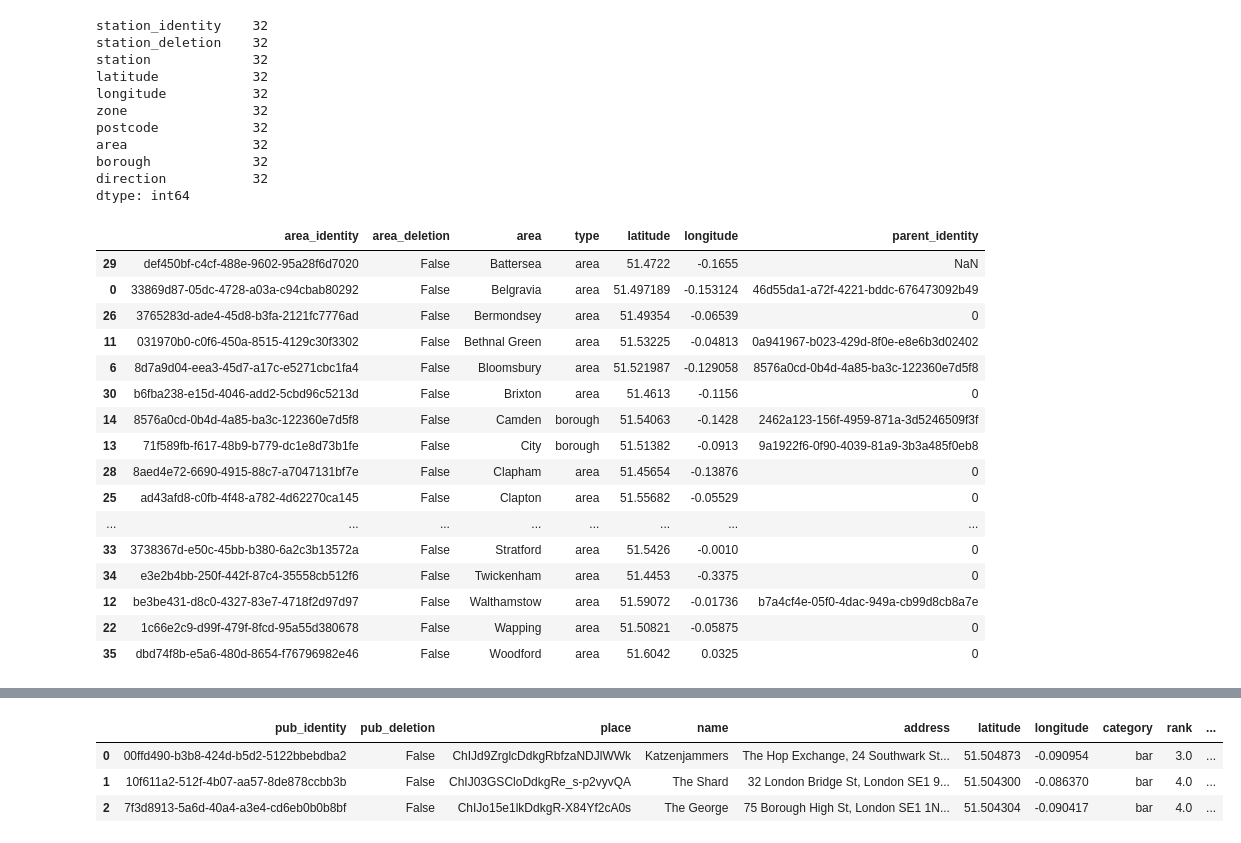
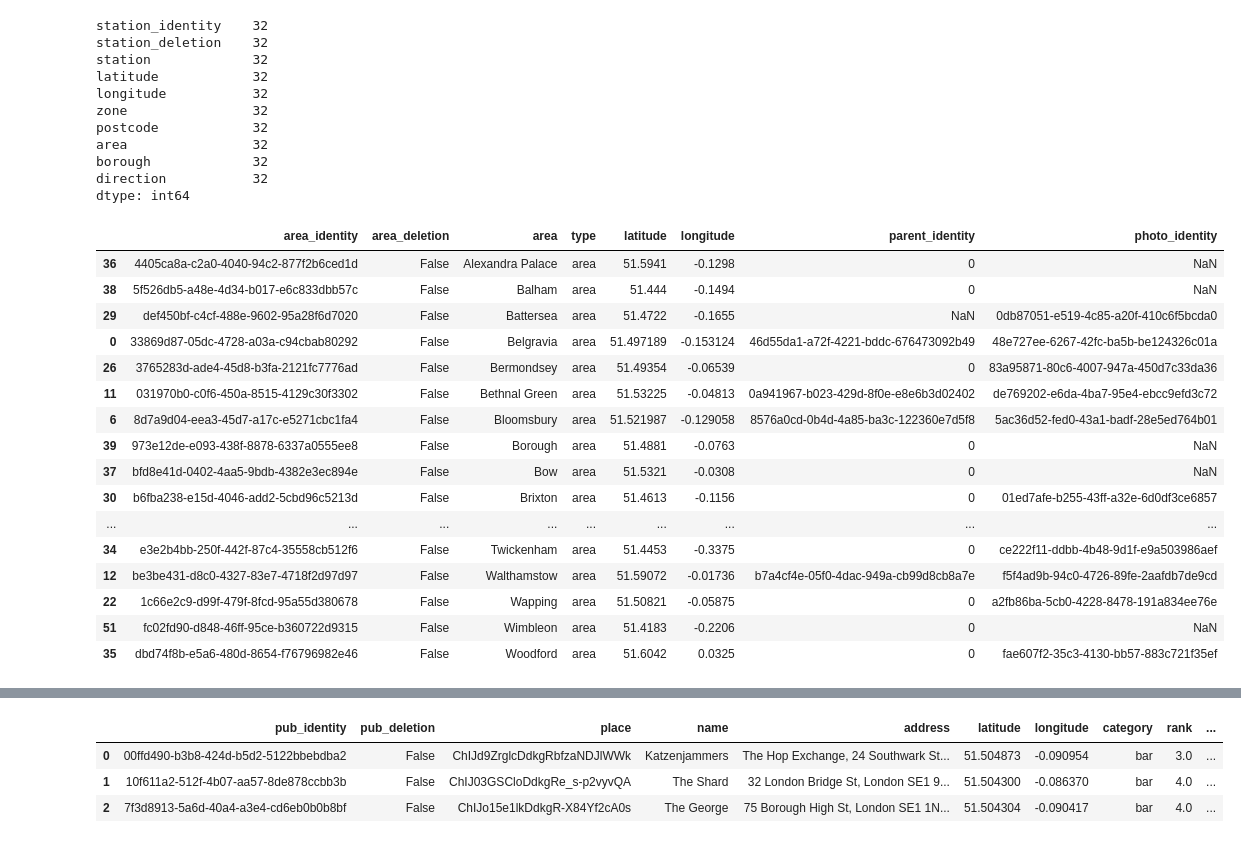
Before and after one commit to cartsmate/thepubcrawls, a Jupyter notebook: stations_edit.ipynb, the cells around one changed output, grey strips where cells are left out. Drawn from its saved outputs; the diff is of its cells as text; code cells hidden in the pictures.

```diff
--- a/stations_edit.ipynb
+++ b/stations_edit.ipynb
@@ -121,37 +121,54 @@ df.to_csv(cwd + '/files/photos.csv', index=False, sep=',', encoding='utf-8')
 # %%
 import os
 import uuid
 import pandas as pd
 cwd = os.getcwd()
 # venues = pd.read_csv(cwd + '/files/venues.csv')
-# areas = pd.read_csv(cwd + '/files/areas.csv')
+areas = pd.read_csv(cwd + '/files/areas.csv')
 # areas.sort_values(by=['area'])
 
 
 # new_row = {'area_identity':uuid.uuid4(), 'area_deletion':False, 'area':'Battersea', 'type':'area', 'latitude':'51.4722', 'longitude':'-0.1655', 'parent_identity': '0'}
 # new_row = {'area_identity':uuid.uuid4(), 'area_deletion':False, 'area':'Brixton', 'type':'area', 'latitude':'51.4613', 'longitude':'-0.1156', 'parent_identity': '0'}
 # new_row = {'area_identity':uuid.uuid4(), 'area_deletion':False, 'area':'Hampstead', 'type':'area', 'latitude':'51.5556', 'longitude':'-0.1762', 'parent_identity': '0'}
 # new_row = {'area_identity':uuid.uuid4(), 'area_deletion':False, 'area':'Putney', 'type':'area', 'latitude':'51.4596', 'longitude':'-0.2141', 'parent_identity': '0'}
 # new_row = {'area_identity':uuid.uuid4(), 'area_deletion':False, 'area':'Stratford', 'type':'area', 'latitude':'51.5426', 'longitude':'-0.0010', 'parent_identity': '0'}
 # new_row = {'area_identity':uuid.uuid4(), 'area_deletion':False, 'area':'Twickenham', 'type':'area', 'latitude':'51.4453', 'longitude':'-0.3375', 'parent_identity': '0'}
-new_row = {'area_identity':uuid.uuid4(), 'area_deletion':False, 'area':'Woodford', 'type':'area', 'latitude':'51.6042', 'longitude':'0.0325', 'parent_identity': '0'}
-df = df.append(new_row, ignore_index=True)
-df.sort_values(by=['area'])
+# new_row = {'area_identity':uuid.uuid4(), 'area_deletion':False, 'area':'Woodford', 'type':'area', 'latitude':'51.6042', 'longitude':'0.0325', 'parent_identity': '0'}
+# new_row = {'area_identity':uuid.uuid4(), 'area_deletion':False, 'area':'Alexandra Palace', 'type':'area', 'latitude':'51.5941', 'longitude':'-0.1298', 'parent_identity': '0'}
+# new_row = {'area_identity':uuid.uuid4(), 'area_deletion':False, 'area':'Bow', 'type':'area', 'latitude':'51.5321', 'longitude':'-0.0308', 'parent_identity': '0'}
+# new_row = {'area_identity':uuid.uuid4(), 'area_deletion':False, 'area':'Balham', 'type':'area', 'latitude':'51.4440', 'longitude':'-0.1494', 'parent_identity': '0'}
+# new_row = {'area_identity':uuid.uuid4(), 'area_deletion':False, 'area':'Borough', 'type':'area', 'latitude':'51.4881', 'longitude':'-0.0763', 'parent_identity': '0'}
+# new_row = {'area_identity':uuid.uuid4(), 'area_deletion':False, 'area':'Dulwich', 'type':'area', 'latitude':'51.4433', 'longitude':'-0.0676', 'parent_identity': '0'}
+# new_row = {'area_identity':uuid.uuid4(), 'area_deletion':False, 'area':'Hoxton', 'type':'area', 'latitude':'51.5311', 'longitude':'-0.0866', 'parent_identity': '0'}
+# new_row = {'area_identity':uuid.uuid4(), 'area_deletion':False, 'area':'Greenwich', 'type':'area', 'latitude':'51.4934', 'longitude':'0.0098', 'parent_identity': '0'}
+# new_row = {'area_identity':uuid.uuid4(), 'area_deletion':False, 'area':'Leyton', 'type':'area', 'latitude':'51.5702', 'longitude':'-0.0147', 'parent_identity': '0'}
+# new_row = {'area_identity':uuid.uuid4(), 'area_deletion':False, 'area':'Kennington', 'type':'area', 'latitude':'51.4880', 'longitude':'-0.1119', 'parent_identity': '0'}
+# new_row = {'area_identity':uuid.uuid4(), 'area_deletion':False, 'area':'Notting Hill', 'type':'area', 'latitude':'51.5160', 'longitude':'-0.2090', 'parent_identity': '0'}
+# new_row = {'area_identity':uuid.uuid4(), 'area_deletion':False, 'area':'Richmond', 'type':'area', 'latitude':'51.4613', 'longitude':'-0.3037', 'parent_identity': '0'}
+# new_row = {'area_identity':uuid.uuid4(), 'area_deletion':False, 'area':'Stoke Newington', 'type':'area', 'latitude':'51.5612', 'longitude':'-0.0835', 'parent_identity': '0'}
+# new_row = {'area_identity':uuid.uuid4(), 'area_deletion':False, 'area':'Spitalfields', 'type':'area', 'latitude':'51.5189', 'longitude':'-0.0748', 'parent_identity': '0'}
+# new_row = {'area_identity':uuid.uuid4(), 'area_deletion':False, 'area':'Streatham', 'type':'area', 'latitude':'51.4307', 'longitude':'-0.1295', 'parent_identity': '0'}
+# new_row = {'area_identity':uuid.uuid4(), 'area_deletion':False, 'area':'Tooting', 'type':'area', 'latitude':'51.4282', 'longitude':'-0.1669', 'parent_identity': '0'}
+new_row = {'area_identity':uuid.uuid4(), 'area_deletion':False, 'area':'Wimbleon', 'type':'area', 'latitude':'51.4183', 'longitude':'-0.2206', 'parent_identity': '0'}
+areas = areas.append(new_row, ignore_index=True)
+areas.to_csv(cwd + '/files/areas.csv', index=False, sep=',', encoding='utf-8')
+areas.sort_values(by=['area'])
 # %% [output]
-|  | area_identity | area_deletion | area | type | latitude | longitude | parent_identity |
-| 29 | def450bf-c4cf-488e-9602-95a28f6d7020 | False | Battersea | area | 51.4722 | -0.1655 | NaN |
-| 0 | 33869d87-05dc-4728-a03a-c94cbab80292 | False | Belgravia | area | 51.497189 | -0.153124 | 46d55da1-a72f-4221-bddc-676473092b49 |
-| 26 | 3765283d-ade4-45d8-b3fa-2121fc7776ad | False | Bermondsey | area | 51.49354 | -0.06539 | 0 |
-| 11 | 031970b0-c0f6-450a-8515-4129c30f3302 | False | Bethnal Green | area | 51.53225 | -0.04813 | 0a941967-b023-429d-8f0e-e8e6b3d02402 |
-| 6 | 8d7a9d04-eea3-45d7-a17c-e5271cbc1fa4 | False | Bloomsbury | area | 51.521987 | -0.129058 | 8576a0cd-0b4d-4a85-ba3c-122360e7d5f8 |
-| 30 | b6fba238-e15d-4046-add2-5cbd96c5213d | False | Brixton | area | 51.4613 | -0.1156 | 0 |
-| 14 | 8576a0cd-0b4d-4a85-ba3c-122360e7d5f8 | False | Camden | borough | 51.54063 | -0.1428 | 2462a123-156f-4959-871a-3d5246509f3f |
-| 13 | 71f589fb-f617-48b9-b779-dc1e8d73b1fe | False | City | borough | 51.51382 | -0.0913 | 9a1922f6-0f90-4039-81a9-3b3a485f0eb8 |
-| 28 | 8aed4e72-6690-4915-88c7-a7047131bf7e | False | Clapham | area | 51.45654 | -0.13876 | 0 |
-| 25 | ad43afd8-c0fb-4f48-a782-4d62270ca145 | False | Clapton | area | 51.55682 | -0.05529 | 0 |
-| ... | ... | ... | ... | ... | ... | ... | ... |
-| 33 | 3738367d-e50c-45bb-b380-6a2c3b13572a | False | Stratford | area | 51.5426 | -0.0010 | 0 |
-| 34 | e3e2b4bb-250f-442f-87c4-35558cb512f6 | False | Twickenham | area | 51.4453 | -0.3375 | 0 |
-| 12 | be3be431-d8c0-4327-83e7-4718f2d97d97 | False | Walthamstow | area | 51.59072 | -0.01736 | b7a4cf4e-05f0-4dac-949a-cb99d8cb8a7e |
-| 22 | 1c66e2c9-d99f-479f-8fcd-95a55d380678 | False | Wapping | area | 51.50821 | -0.05875 | 0 |
-| 35 | dbd74f8b-e5a6-480d-8654-f76796982e46 | False | Woodford | area | 51.6042 | 0.0325 | 0 |
+|  | area_identity | area_deletion | area | type | latitude | longitude | parent_identity | photo_identity |
+| 36 | 4405ca8a-c2a0-4040-94c2-877f2b6ced1d | False | Alexandra Palace | area | 51.5941 | -0.1298 | 0 | NaN |
+| 38 | 5f526db5-a48e-4d34-b017-e6c833dbb57c | False | Balham | area | 51.444 | -0.1494 | 0 | NaN |
+| 29 | def450bf-c4cf-488e-9602-95a28f6d7020 | False | Battersea | area | 51.4722 | -0.1655 | NaN | 0db87051-e519-4c85-a20f-410c6f5bcda0 |
+| 0 | 33869d87-05dc-4728-a03a-c94cbab80292 | False | Belgravia | area | 51.497189 | -0.153124 | 46d55da1-a72f-4221-bddc-676473092b49 | 48e727ee-6267-42fc-ba5b-be124326c01a |
+| 26 | 3765283d-ade4-45d8-b3fa-2121fc7776ad | False | Bermondsey | area | 51.49354 | -0.06539 | 0 | 83a95871-80c6-4007-947a-450d7c33da36 |
+| 11 | 031970b0-c0f6-450a-8515-4129c30f3302 | False | Bethnal Green | area | 51.53225 | -0.04813 | 0a941967-b023-429d-8f0e-e8e6b3d02402 | de769202-e6da-4ba7-95e4-ebcc9efd3c72 |
+| 6 | 8d7a9d04-eea3-45d7-a17c-e5271cbc1fa4 | False | Bloomsbury | area | 51.521987 | -0.129058 | 8576a0cd-0b4d-4a85-ba3c-122360e7d5f8 | 5ac36d52-fed0-43a1-badf-28e5ed764b01 |
+| 39 | 973e12de-e093-438f-8878-6337a0555ee8 | False | Borough | area | 51.4881 | -0.0763 | 0 | NaN |
+| 37 | bfd8e41d-0402-4aa5-9bdb-4382e3ec894e | False | Bow | area | 51.5321 | -0.0308 | 0 | NaN |
+| 30 | b6fba238-e15d-4046-add2-5cbd96c5213d | False | Brixton | area | 51.4613 | -0.1156 | 0 | 01ed7afe-b255-43ff-a32e-6d0df3ce6857 |
+| ... | ... | ... | ... | ... | ... | ... | ... | ... |
+| 34 | e3e2b4bb-250f-442f-87c4-35558cb512f6 | False | Twickenham | area | 51.4453 | -0.3375 | 0 | ce222f11-ddbb-4b48-9d1f-e9a503986aef |
+| 12 | be3be431-d8c0-4327-83e7-4718f2d97d97 | False | Walthamstow | area | 51.59072 | -0.01736 | b7a4cf4e-05f0-4dac-949a-cb99d8cb8a7e | f5f4ad9b-94c0-4726-89fe-2aafdb7de9cd |
+| 22 | 1c66e2c9-d99f-479f-8fcd-95a55d380678 | False | Wapping | area | 51.50821 | -0.05875 | 0 | a2fb86ba-5cb0-4228-8478-191a834ee76e |
+| 51 | fc02fd90-d848-46ff-95ce-b360722d9315 | False | Wimbleon | area | 51.4183 | -0.2206 | 0 | NaN |
+| 35 | dbd74f8b-e5a6-480d-8654-f76796982e46 | False | Woodford | area | 51.6042 | 0.0325 | 0 | fae607f2-35c3-4130-bb57-883c721f35ef |
```
Also changed, not shown: parts of 1 cell of this notebook, 24 other files.
